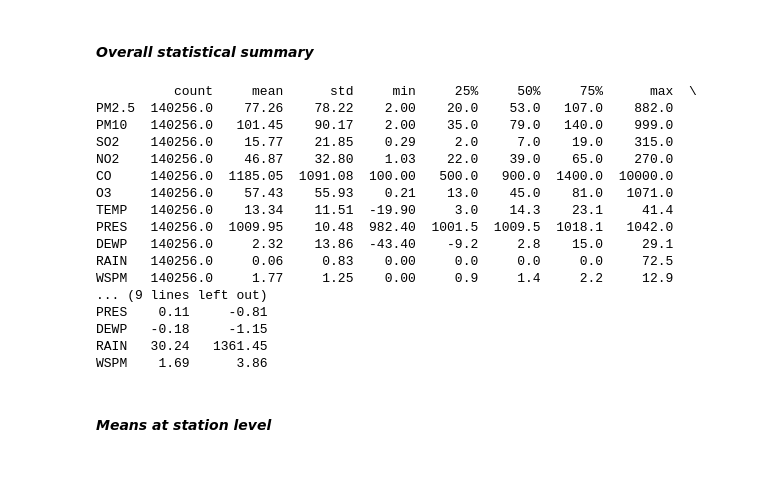
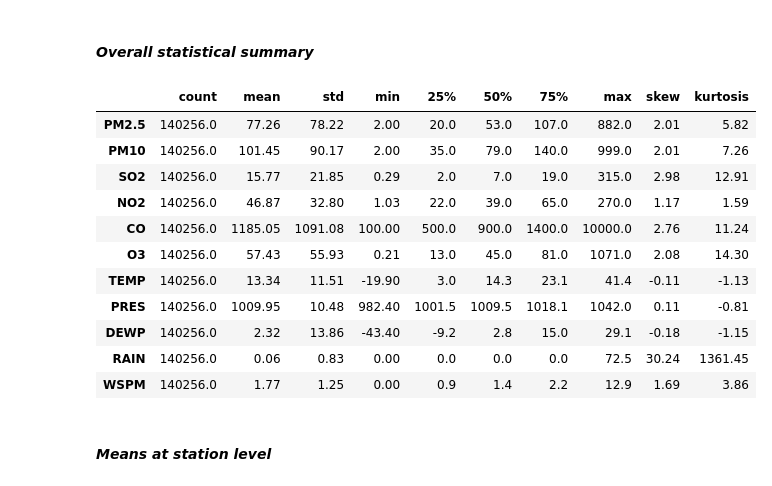
Before and after one commit to agbogunleyefayosope27-gif/CMP7005-PRAC1, a Jupyter notebook: CMP7005.ipynb, the cells around one changed output. Cells and saved outputs as stored; diff of their text form; code cells hidden in the pictures.

```diff
--- a/CMP7005.ipynb
+++ b/CMP7005.ipynb
@@ -286,27 +338,24 @@ key_numeric = pollutant_cols + met_cols
 # %%
 overall_summary = df_clean[key_numeric].describe().T
 overall_summary["skew"] = df_clean[key_numeric].skew()
 overall_summary["kurtosis"] = df_clean[key_numeric].kurt()
 
-print(overall_summary.round(2))
+overall_summary.round(2).to_csv("data/processed/overall_summary.csv")
+
+overall_summary.round(2)
 # %% [output]
-          count     mean      std     min     25%     50%     75%      max  \
-PM2.5  140256.0    77.26    78.22    2.00    20.0    53.0   107.0    882.0
-PM10   140256.0   101.45    90.17    2.00    35.0    79.0   140.0    999.0
-SO2    140256.0    15.77    21.85    0.29     2.0     7.0    19.0    315.0
-NO2    140256.0    46.87    32.80    1.03    22.0    39.0    65.0    270.0
-CO     140256.0  1185.05  1091.08  100.00   500.0   900.0  1400.0  10000.0
-O3     140256.0    57.43    55.93    0.21    13.0    45.0    81.0   1071.0
-TEMP   140256.0    13.34    11.51  -19.90     3.0    14.3    23.1     41.4
-PRES   140256.0  1009.95    10.48  982.40  1001.5  1009.5  1018.1   1042.0
-DEWP   140256.0     2.32    13.86  -43.40    -9.2     2.8    15.0     29.1
-RAIN   140256.0     0.06     0.83    0.00     0.0     0.0     0.0     72.5
-WSPM   140256.0     1.77     1.25    0.00     0.9     1.4     2.2     12.9
-... (9 lines left out)
-PRES    0.11     -0.81
-DEWP   -0.18     -1.15
-RAIN   30.24   1361.45
-WSPM    1.69      3.86
+|  | count | mean | std | min | 25% | 50% | 75% | max | skew | kurtosis |
+| PM2.5 | 140256.0 | 77.26 | 78.22 | 2.00 | 20.0 | 53.0 | 107.0 | 882.0 | 2.01 | 5.82 |
+| PM10 | 140256.0 | 101.45 | 90.17 | 2.00 | 35.0 | 79.0 | 140.0 | 999.0 | 2.01 | 7.26 |
+| SO2 | 140256.0 | 15.77 | 21.85 | 0.29 | 2.0 | 7.0 | 19.0 | 315.0 | 2.98 | 12.91 |
+| NO2 | 140256.0 | 46.87 | 32.80 | 1.03 | 22.0 | 39.0 | 65.0 | 270.0 | 1.17 | 1.59 |
+| CO | 140256.0 | 1185.05 | 1091.08 | 100.00 | 500.0 | 900.0 | 1400.0 | 10000.0 | 2.76 | 11.24 |
+| O3 | 140256.0 | 57.43 | 55.93 | 0.21 | 13.0 | 45.0 | 81.0 | 1071.0 | 2.08 | 14.30 |
+| TEMP | 140256.0 | 13.34 | 11.51 | -19.90 | 3.0 | 14.3 | 23.1 | 41.4 | -0.11 | -1.13 |
+| PRES | 140256.0 | 1009.95 | 10.48 | 982.40 | 1001.5 | 1009.5 | 1018.1 | 1042.0 | 0.11 | -0.81 |
+| DEWP | 140256.0 | 2.32 | 13.86 | -43.40 | -9.2 | 2.8 | 15.0 | 29.1 | -0.18 | -1.15 |
+| RAIN | 140256.0 | 0.06 | 0.83 | 0.00 | 0.0 | 0.0 | 0.0 | 72.5 | 30.24 | 1361.45 |
+| WSPM | 140256.0 | 1.77 | 1.25 | 0.00 | 0.9 | 1.4 | 2.2 | 12.9 | 1.69 | 3.86 |
 # %% [markdown]
 #### *Means at station level*
 # %%
```
Also changed, not shown: parts of 5 cells of this notebook.
